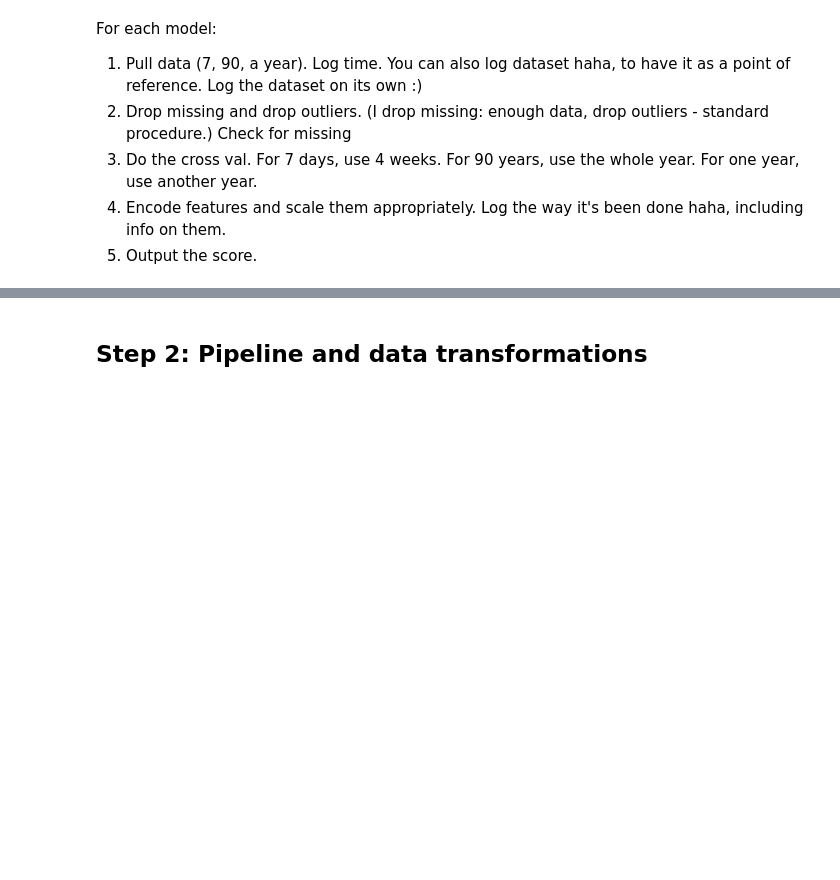
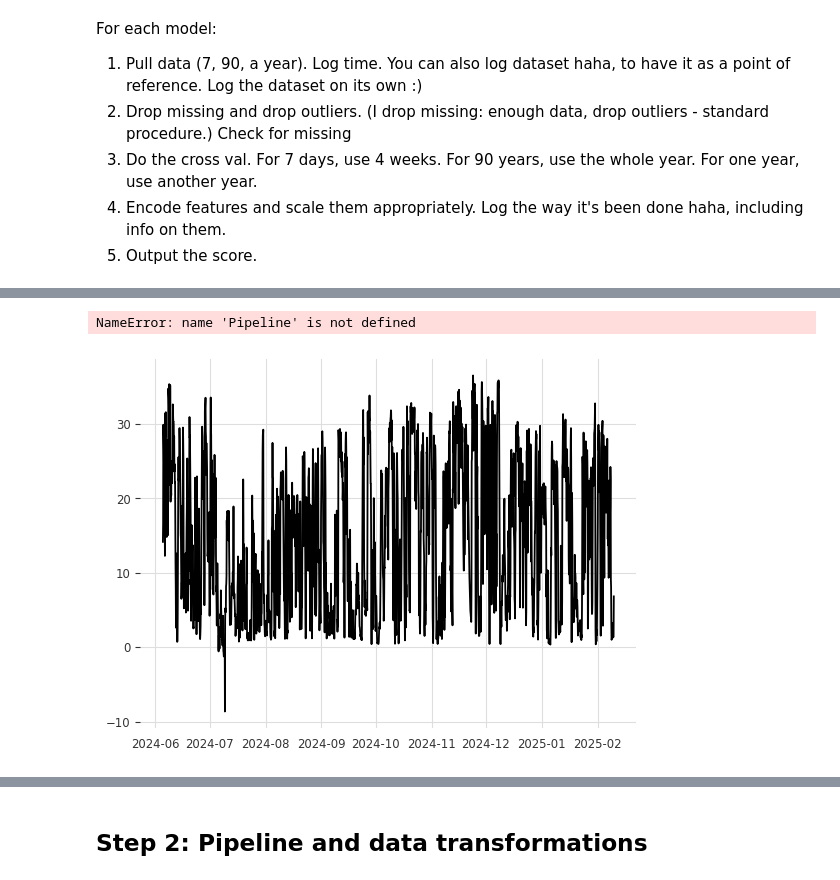
Before and after one commit to PLtier/Wind_Prediction_LSDA, a Jupyter notebook: notebooks/Assignment_1-Tutorial.ipynb, the cells around one changed output, grey strips where cells are left out. Cells and saved outputs as stored; diff of their text form; code cells hidden in the pictures; blank space fills up the shorter version.

```diff
--- a/notebooks/Assignment_1-Tutorial.ipynb
+++ b/notebooks/Assignment_1-Tutorial.ipynb
@@ -428 +465,34 @@ with InfluxDBClientWrapper() as client:
+# %%
+
+with InfluxDBClientWrapper() as client:
+    power_df, wind_df, today = get_power_and_wind_data(
+        client, days=250, date="2025-02-10"
+    )
+
+power_df = power_df[["Total"]]
+wind_df.drop(columns=["Lead_hours", "Source_time"], inplace=True)
+
+joined_dfs = power_df.join(wind_df, how="right")
+
+pipeline = Pipeline(
+    [
+        ("impute", FunctionTransformer(robust_timeseries_imputer)),
+        ("encode", DirectionEncodingTransformer("vector")),
+        (
+            "timeseries",
+            FunctionTransformer(lambda df: TimeSeries.from_dataframe(df)),
+        ),
+        ("Model", VARIMA()),
+    ]
+)
+print(pipeline.fit(joined_dfs).predict(30))
+# %% [output]
+NameError: name 'Pipeline' is not defined
+# %%
+import matplotlib.pyplot as plt
+plt.figure()
+plt.plot(joined_dfs['Total'])
+plt.show()
+# %% [output]
+[figure, added]
 # %%
```
Also changed, not shown: parts of 26 cells of this notebook, 1 other file.
